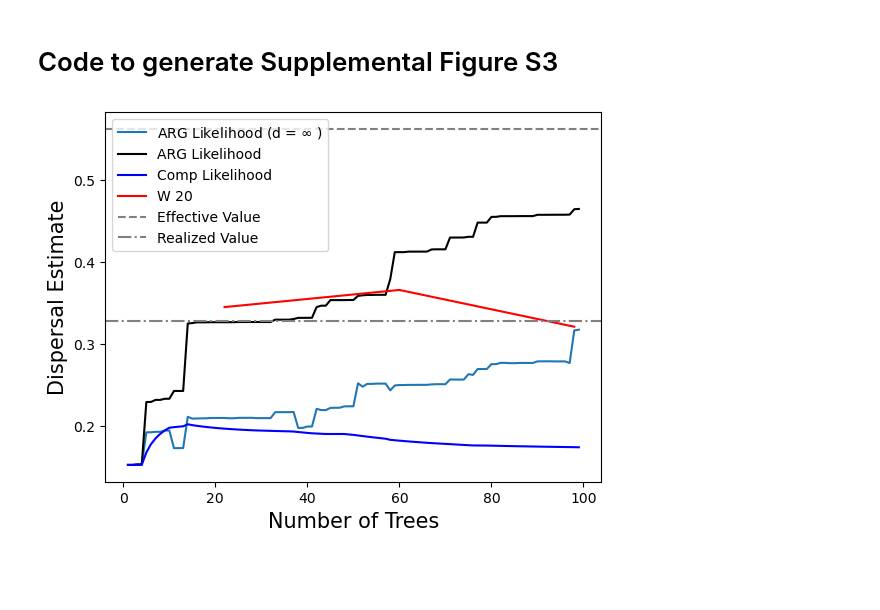
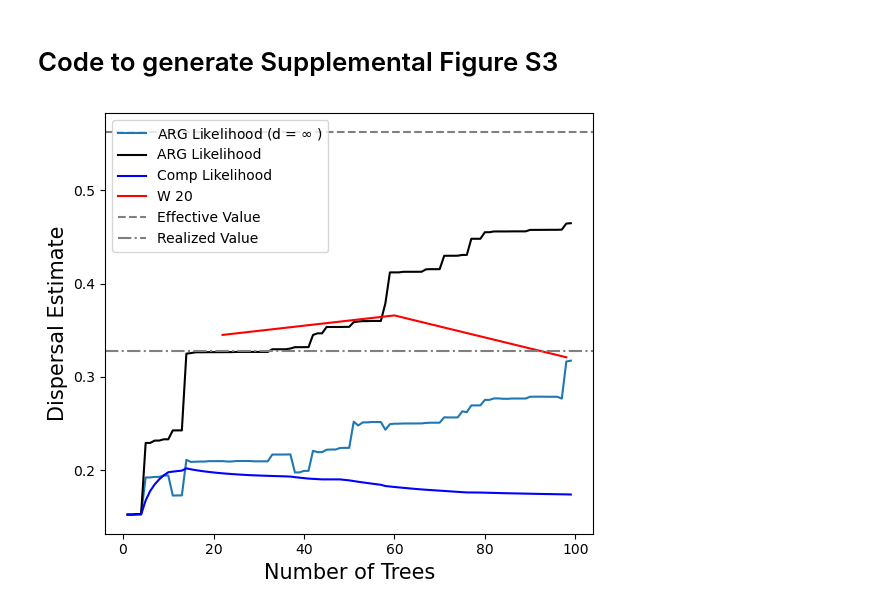
Before and after one commit to osmond-lab/sparg, a Jupyter notebook: figures/Supplemental/DispersalRate/Plot.ipynb, the cells around one changed output. Saved outputs shown, nothing was run; the diff lists cells and outputs as text; code cells hidden in the pictures; blank space fills up the shorter version.

Commit message:
Supplemental Dispersal Fig

```diff
--- a/figures/Supplemental/DispersalRate/Plot.ipynb
+++ b/figures/Supplemental/DispersalRate/Plot.ipynb
@@ -46,26 +46,28 @@ disp_y = np.sum((child_locations[:,1]-parent_locations[:,1])**2/([parent_times-c
 # %%
 %matplotlib inline
 
 dispersal_rates = np.loadtxt('slim_0.25rep0_Supl_DispersalRate.txt')
 
 w20 = dispersal_rates[21:,-2]
 w20_disjoint = w20[::38]
 w20_comp = [ np.average(w20_disjoint[:i+1]) for i in range(len(w20_disjoint)) ]
 w20_x = dispersal_rates[21:,0][::38]
 
-
+plt.figure(figsize=(5.75,5))
 plt.plot(dispersal_rates[:,0],dispersal_rates[:,6], label = 'ARG Likelihood (d = $\infty$ )')
 
 plt.plot(dispersal_rates[:,0], dispersal_rates[:,2], color='black', label = "ARG Likelihood")
 plt.plot(dispersal_rates[:,0], dispersal_rates[:,4], color = 'blue', label = "Comp Likelihood")
 plt.plot(w20_x, w20_comp, color = 'red', label = "W 20")
 
 plt.axhline(y=0.25**2+0.5,label = "Effective Value", linestyle = '--', color = 'grey')
 plt.axhline(y=disp_x,label = "Realized Value", linestyle = '-.', color = 'grey')
 
 plt.legend()
 plt.xlabel("Number of Trees", fontsize = 15)
 plt.ylabel("Dispersal Estimate", fontsize = 15)
+plt.tight_layout()
+plt.savefig("S_DispersalRate_Inf.png", format = "png")
 plt.show()
 # %% [output]
-[figure, old version]
+[figure, new version]
```
Also changed, not shown: 1 other file.
